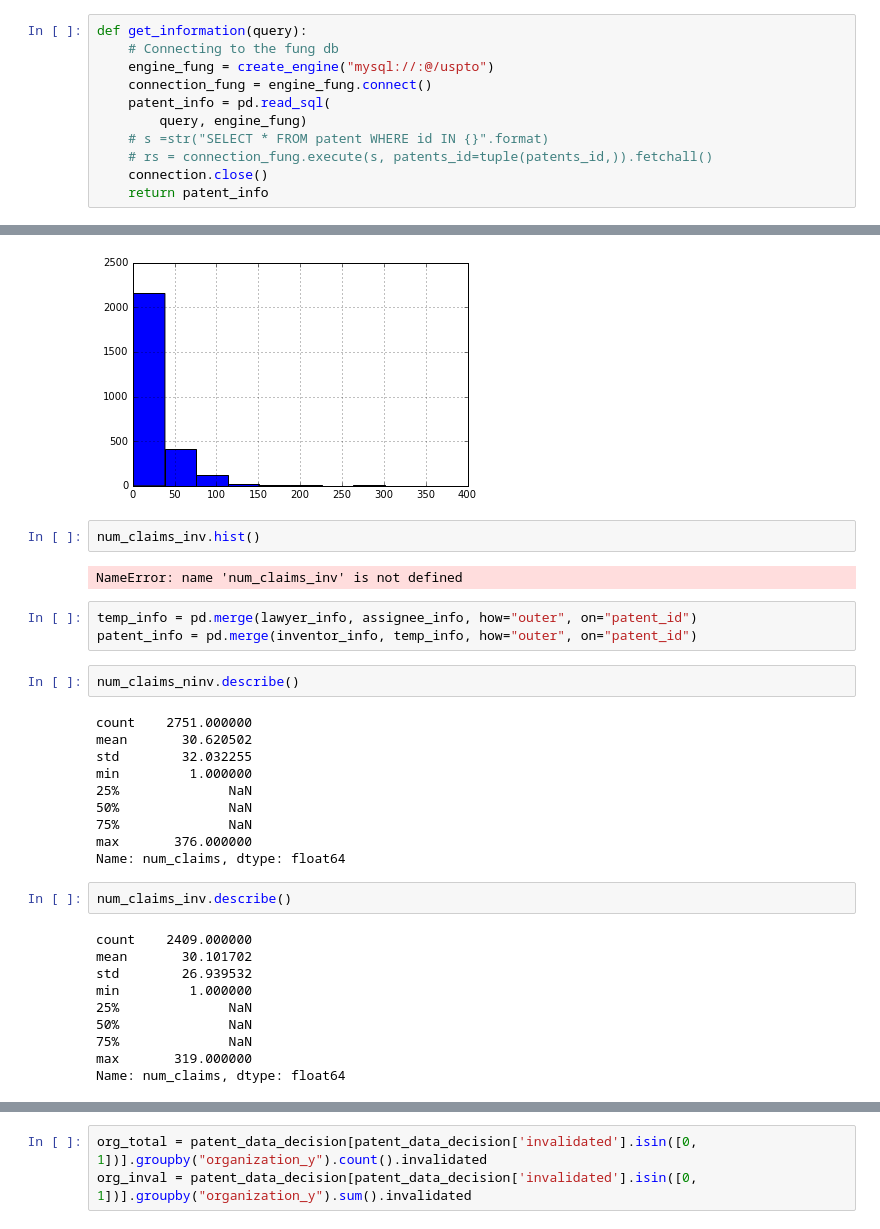
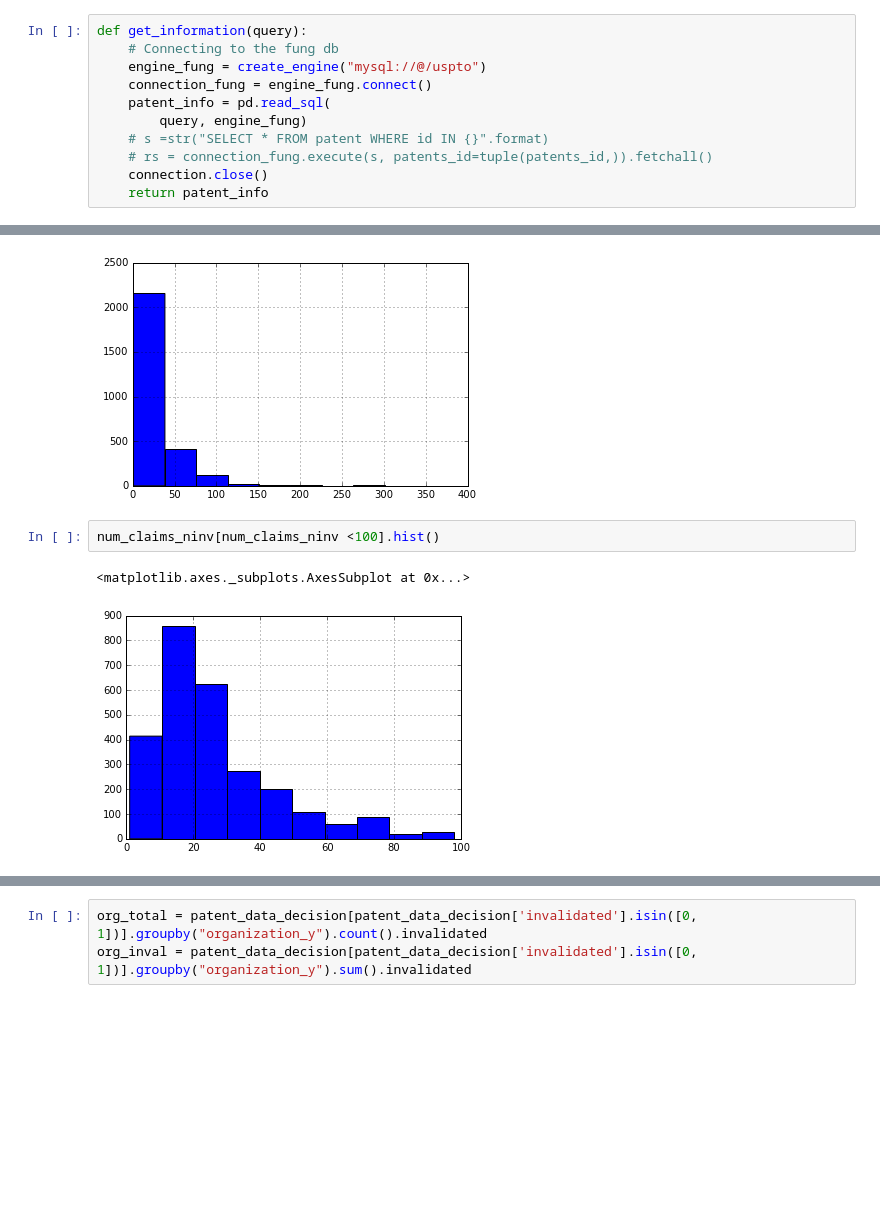
Before and after one commit to davidjwiner/cal-patent-lab, a Jupyter notebook: lib/notebooks/Statistical Analysis.ipynb, the cells around one changed output, grey strips where cells are left out. Saved outputs shown, nothing was run; the diff lists cells and outputs as text; blank space fills up the shorter version.

Commit message:
Stats analysis histograms

```diff
--- a/lib/notebooks/Statistical Analysis.ipynb
+++ b/lib/notebooks/Statistical Analysis.ipynb
@@ -24,7 +25,7 @@ patents_id = list(patents_data.patent_id)
 # %%
 def get_information(query):
     # Connecting to the fung db
-    engine_fung = create_engine("mysql://:@/uspto")
+    engine_fung = create_engine("mysql://@/uspto")
     connection_fung = engine_fung.connect()
     patent_info = pd.read_sql(
         query, engine_fung)
@@ -88,34 +74,8 @@ num_claims_ninv.hist()
 # %% [output]
 <matplotlib.axes._subplots.AxesSubplot at 0x...>
 [figure]
-# %%
-num_claims_inv.hist()
-# %% [output]
-NameError: name 'num_claims_inv' is not defined
-# %%
-temp_info = pd.merge(lawyer_info, assignee_info, how="outer", on="patent_id")
-patent_info = pd.merge(inventor_info, temp_info, how="outer", on="patent_id")
-# %%
-num_claims_ninv.describe()
-# %% [output]
-count    2751.000000
-mean       30.620502
-std        32.032255
-min         1.000000
-25%              NaN
-50%              NaN
-75%              NaN
-max       376.000000
-Name: num_claims, dtype: float64
-# %%
-num_claims_inv.describe()
-# %% [output]
-count    2409.000000
-mean       30.101702
-std        26.939532
-min         1.000000
-25%              NaN
-50%              NaN
-75%              NaN
-max       319.000000
-Name: num_claims, dtype: float64
+# %%
+num_claims_ninv[num_claims_ninv <100].hist()
+# %% [output]
+<matplotlib.axes._subplots.AxesSubplot at 0x...>
+[figure, added]
```
Also changed, not shown: parts of 10 cells of this notebook.
